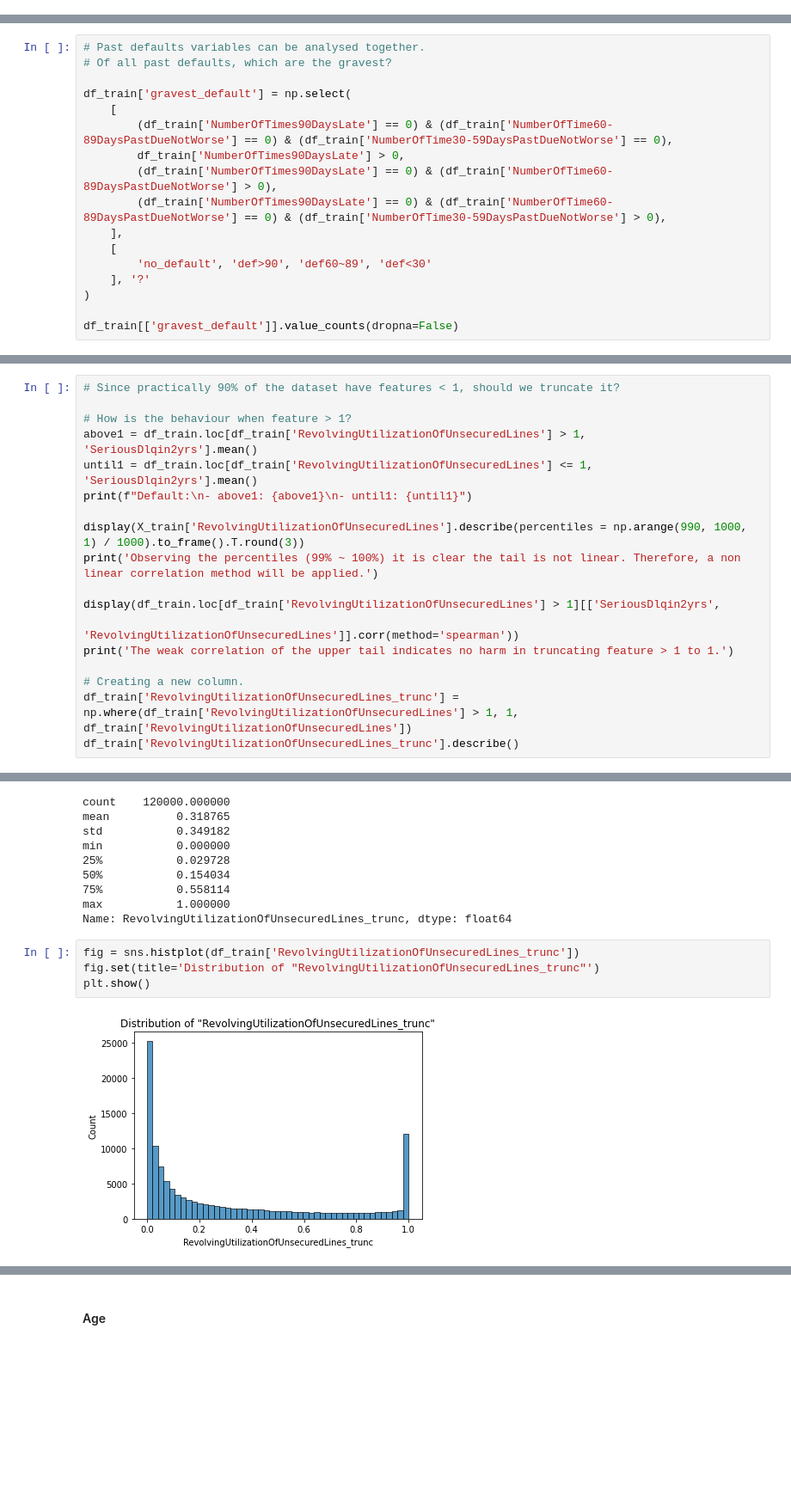
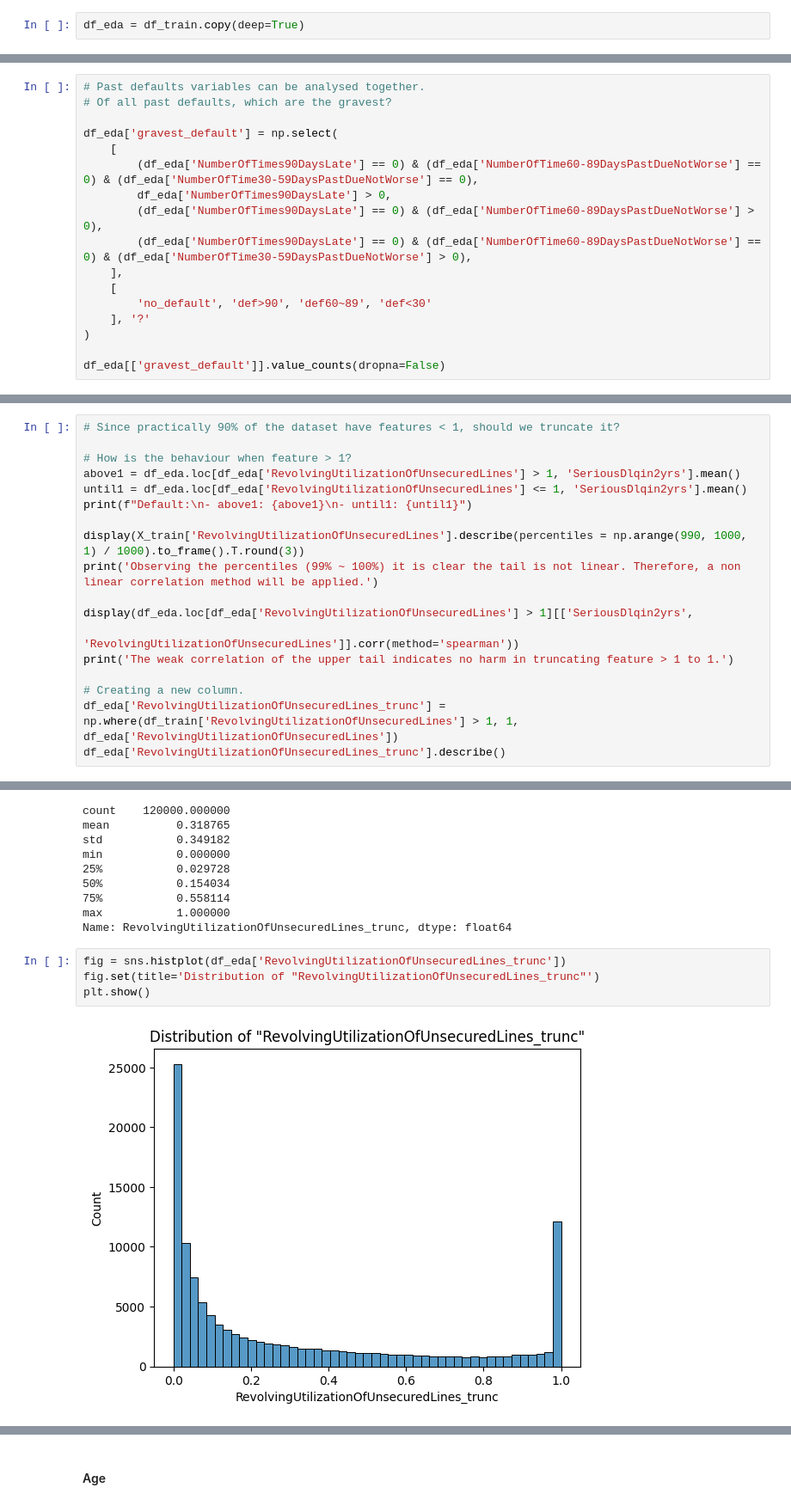
Before and after one commit to rknagao/credit-risk-model, a Jupyter notebook: experiment/eda.ipynb, the cells around one changed output, grey strips where cells are left out. Shown at 86% size. Cells and saved outputs as stored; diff of their text form; blank space fills up the shorter version.

```diff
--- a/experiment/eda.ipynb
+++ b/experiment/eda.ipynb
@@ -121,5 +121,7 @@ df_metric
 | baseline_tree | decision_tree | 0.607758 |
 # %% [markdown]
 ## Multi variable analysis
+# %%
+df_eda = df_train.copy(deep=True)
 # %%
 plt.figure(figsize=(8, 6))
@@ -131,19 +133,19 @@ plt.show()
 # Past defaults variables can be analysed together.
 # Of all past defaults, which are the gravest?
 
-df_train['gravest_default'] = np.select(
+df_eda['gravest_default'] = np.select(
     [
-        (df_train['NumberOfTimes90DaysLate'] == 0) & (df_train['NumberOfTime60-89DaysPastDueNotWorse'] == 0) & (df_train['NumberOfTime30-59DaysPastDueNotWorse'] == 0),
-        df_train['NumberOfTimes90DaysLate'] > 0,
-        (df_train['NumberOfTimes90DaysLate'] == 0) & (df_train['NumberOfTime60-89DaysPastDueNotWorse'] > 0),
-        (df_train['NumberOfTimes90DaysLate'] == 0) & (df_train['NumberOfTime60-89DaysPastDueNotWorse'] == 0) & (df_train['NumberOfTime30-59DaysPastDueNotWorse'] > 0),
+        (df_eda['NumberOfTimes90DaysLate'] == 0) & (df_eda['NumberOfTime60-89DaysPastDueNotWorse'] == 0) & (df_eda['NumberOfTime30-59DaysPastDueNotWorse'] == 0),
+        df_eda['NumberOfTimes90DaysLate'] > 0,
+        (df_eda['NumberOfTimes90DaysLate'] == 0) & (df_eda['NumberOfTime60-89DaysPastDueNotWorse'] > 0),
+        (df_eda['NumberOfTimes90DaysLate'] == 0) & (df_eda['NumberOfTime60-89DaysPastDueNotWorse'] == 0) & (df_eda['NumberOfTime30-59DaysPastDueNotWorse'] > 0),
     ],
     [
         'no_default', 'def>90', 'def60~89', 'def<30'
     ], '?'
 )
 
-df_train[['gravest_default']].value_counts(dropna=False)
+df_eda[['gravest_default']].value_counts(dropna=False)
 # %% [output]
 gravest_default
 no_default         95674
@@ -282,20 +284,20 @@ X_train['RevolvingUtilizationOfUnsecuredLines'].describe(percentiles = np.arange
 # Since practically 90% of the dataset have features < 1, should we truncate it?
 
 # How is the behaviour when feature > 1?
-above1 = df_train.loc[df_train['RevolvingUtilizationOfUnsecuredLines'] > 1, 'SeriousDlqin2yrs'].mean()
-until1 = df_train.loc[df_train['RevolvingUtilizationOfUnsecuredLines'] <= 1, 'SeriousDlqin2yrs'].mean()
+above1 = df_eda.loc[df_eda['RevolvingUtilizationOfUnsecuredLines'] > 1, 'SeriousDlqin2yrs'].mean()
+until1 = df_eda.loc[df_eda['RevolvingUtilizationOfUnsecuredLines'] <= 1, 'SeriousDlqin2yrs'].mean()
 print(f"Default:\n- above1: {above1}\n- until1: {until1}")
 
 display(X_train['RevolvingUtilizationOfUnsecuredLines'].describe(percentiles = np.arange(990, 1000, 1) / 1000).to_frame().T.round(3))
 print('Observing the percentiles (99% ~ 100%) it is clear the tail is not linear. Therefore, a non linear correlation method will be applied.')
 
-display(df_train.loc[df_train['RevolvingUtilizationOfUnsecuredLines'] > 1][['SeriousDlqin2yrs',
+display(df_eda.loc[df_eda['RevolvingUtilizationOfUnsecuredLines'] > 1][['SeriousDlqin2yrs',
                                                                             'RevolvingUtilizationOfUnsecuredLines']].corr(method='spearman'))
 print('The weak correlation of the upper tail indicates no harm in truncating feature > 1 to 1.')
 
 # Creating a new column.
-df_train['RevolvingUtilizationOfUnsecuredLines_trunc'] = np.where(df_train['RevolvingUtilizationOfUnsecuredLines'] > 1, 1, df_train['RevolvingUtilizationOfUnsecuredLines'])
-df_train['RevolvingUtilizationOfUnsecuredLines_trunc'].describe()
+df_eda['RevolvingUtilizationOfUnsecuredLines_trunc'] = np.where(df_train['RevolvingUtilizationOfUnsecuredLines'] > 1, 1, df_eda['RevolvingUtilizationOfUnsecuredLines'])
+df_eda['RevolvingUtilizationOfUnsecuredLines_trunc'].describe()
 # %% [output]
 Default:
 - above1: 0.3797515995483628
@@ -317,10 +319,10 @@ min           0.000000
 max           1.000000
 Name: RevolvingUtilizationOfUnsecuredLines_trunc, dtype: float64
 # %%
-fig = sns.histplot(df_train['RevolvingUtilizationOfUnsecuredLines_trunc'])
+fig = sns.histplot(df_eda['RevolvingUtilizationOfUnsecuredLines_trunc'])
 fig.set(title='Distribution of "RevolvingUtilizationOfUnsecuredLines_trunc"')
 plt.show()
 # %% [output]
-[figure, old version]
+[figure, new version]
 # %%
 # Correlation.
```
Also changed, not shown: parts of 45 cells of this notebook, 7 other files.
